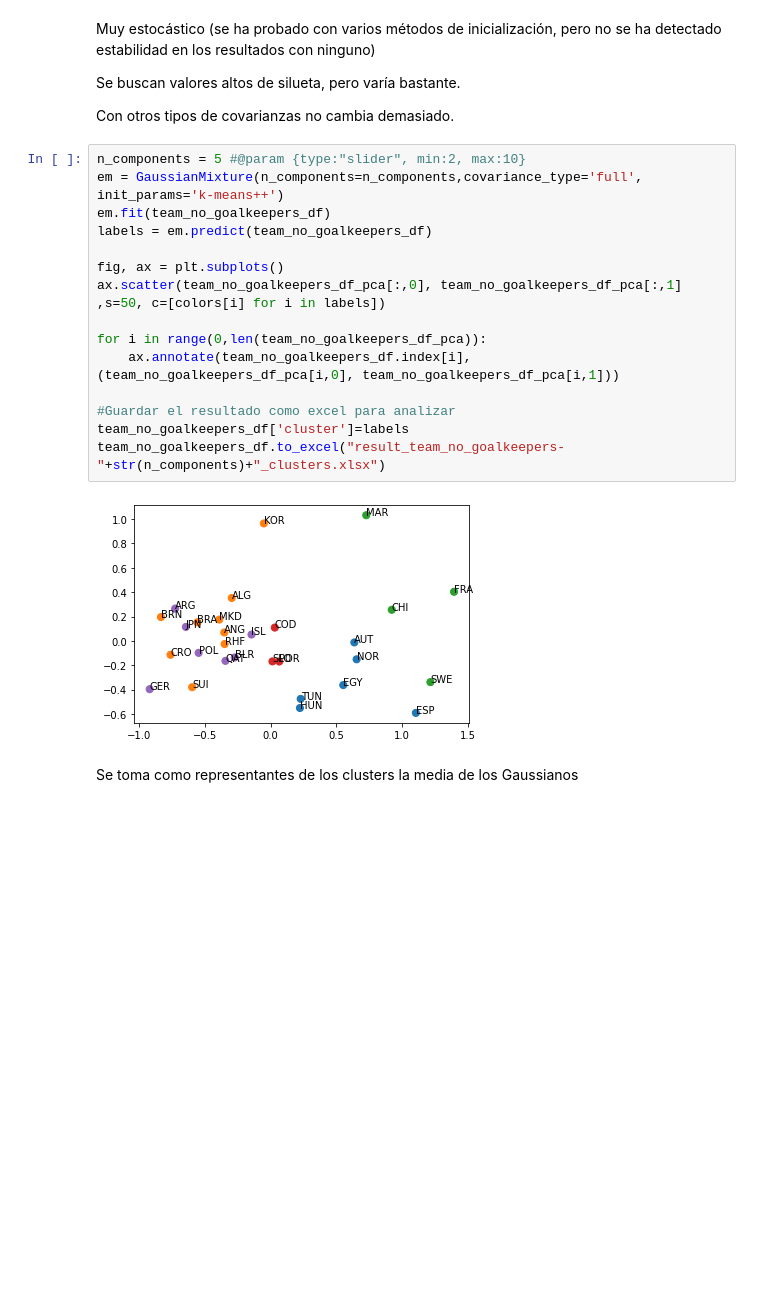
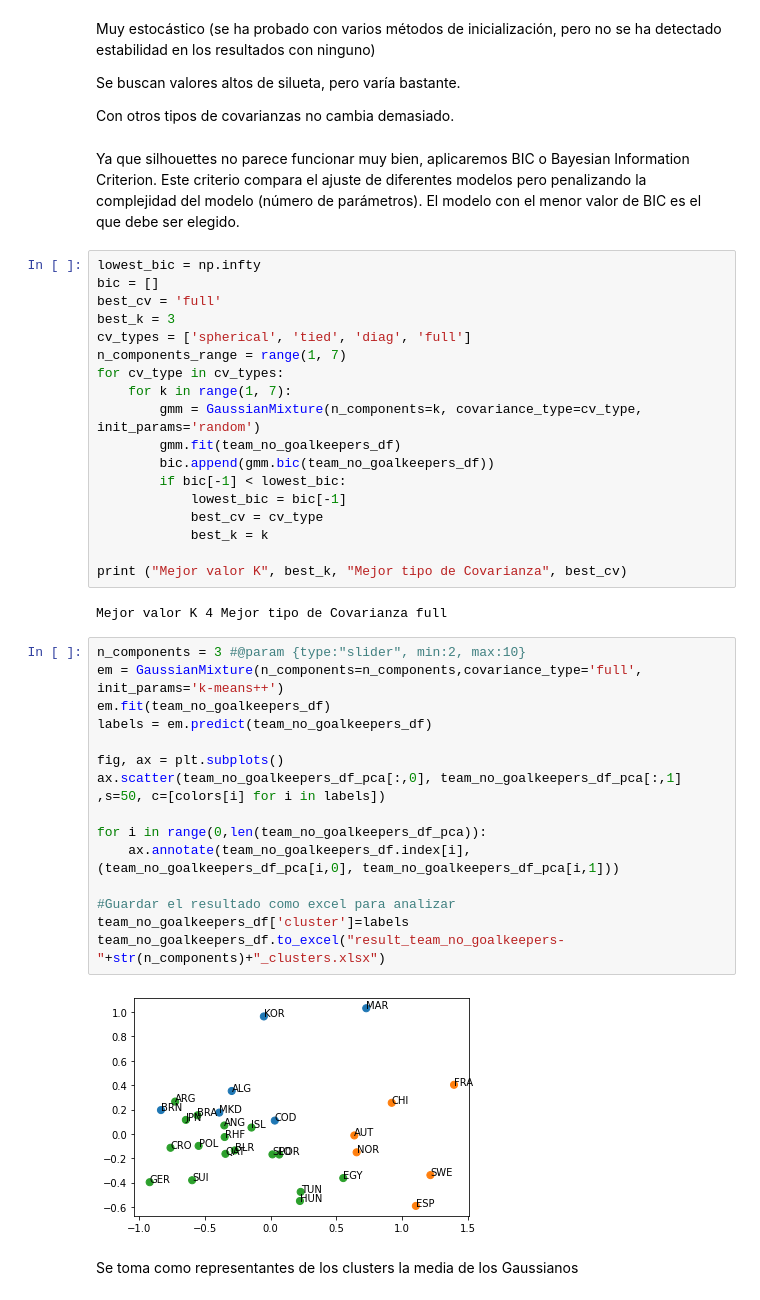
Before and after one commit to SergioMartinezCid/MUII-DSI-2022-23, a Jupyter notebook: Clustering/DSI_Trabajo_Clústering.ipynb, the cells around one changed output. Cells and saved outputs as stored; diff of their text form; blank space fills up the shorter version.

```diff
--- a/Clustering/DSI_Trabajo_Clústering.ipynb
+++ b/Clustering/DSI_Trabajo_Clústering.ipynb
@@ -1105,23 +1115,45 @@ Muy estocástico (se ha probado con varios métodos de inicialización, pero no
 Se buscan valores altos de silueta, pero varía bastante.
 
 Con otros tipos de covarianzas no cambia demasiado.
+# %% [markdown]
+Ya que silhouettes no parece funcionar muy bien, aplicaremos BIC o Bayesian Information Criterion. Este criterio compara el ajuste de diferentes modelos pero penalizando la complejidad del modelo (número de parámetros). El modelo con el menor valor de BIC es el que debe ser elegido.
+# %%
+lowest_bic = np.infty
+bic = []
+best_cv = 'full'
+best_k = 3
+cv_types = ['spherical', 'tied', 'diag', 'full']
+n_components_range = range(1, 7)
+for cv_type in cv_types:
+    for k in range(1, 7):
+        gmm = GaussianMixture(n_components=k, covariance_type=cv_type, init_params='random')
+        gmm.fit(team_no_goalkeepers_df)
+        bic.append(gmm.bic(team_no_goalkeepers_df))
+        if bic[-1] < lowest_bic:
+            lowest_bic = bic[-1]
+            best_cv = cv_type
+            best_k = k
+
+print ("Mejor valor K", best_k, "Mejor tipo de Covarianza", best_cv)
+# %% [output]
+Mejor valor K 4 Mejor tipo de Covarianza full
 # %%
-n_components = 5 #@param {type:"slider", min:2, max:10}
+n_components = 3 #@param {type:"slider", min:2, max:10}
 em = GaussianMixture(n_components=n_components,covariance_type='full', init_params='k-means++')
 em.fit(team_no_goalkeepers_df)
 labels = em.predict(team_no_goalkeepers_df)
 
 fig, ax = plt.subplots()
 ax.scatter(team_no_goalkeepers_df_pca[:,0], team_no_goalkeepers_df_pca[:,1] ,s=50, c=[colors[i] for i in labels])
 
 for i in range(0,len(team_no_goalkeepers_df_pca)):
     ax.annotate(team_no_goalkeepers_df.index[i], (team_no_goalkeepers_df_pca[i,0], team_no_goalkeepers_df_pca[i,1]))
 
 #Guardar el resultado como excel para analizar
 team_no_goalkeepers_df['cluster']=labels
 team_no_goalkeepers_df.to_excel("result_team_no_goalkeepers-"+str(n_components)+"_clusters.xlsx")
 # %% [output]
-[figure, old version]
+[figure, new version]
 # %% [markdown]
 Se toma como representantes de los clusters la media de los Gaussianos
 # %%
```
Also changed, not shown: parts of 33 cells of this notebook.
